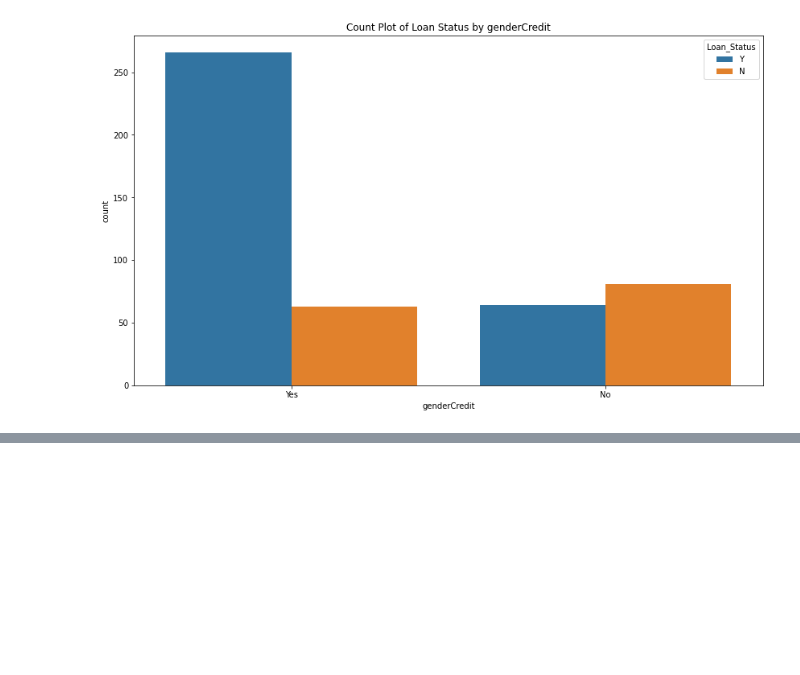
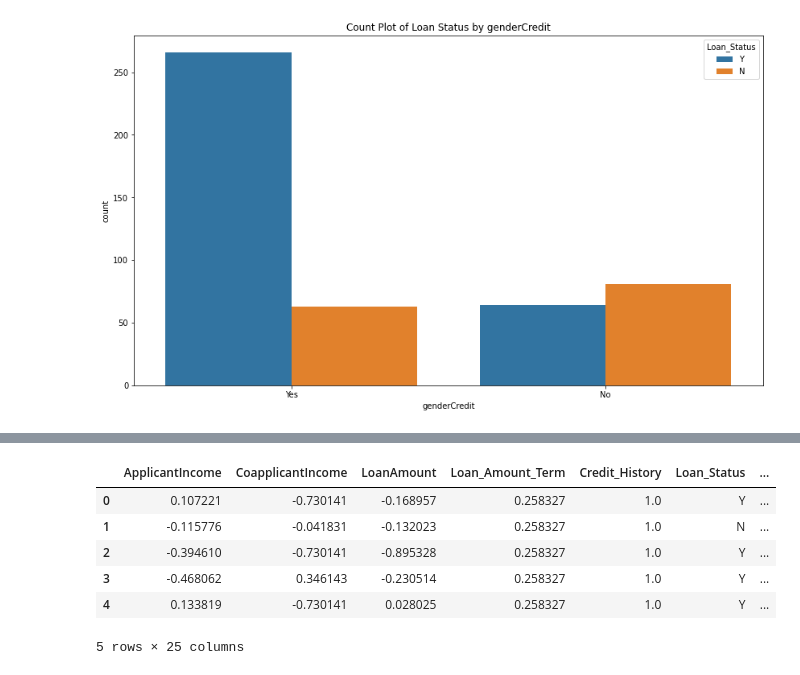
Before and after one commit to proton029/InternshipDataScience_banking, a Jupyter notebook: Data_Analytics.ipynb, the cells around one changed output, grey strips where cells are left out. Drawn from its saved outputs; the diff is of its cells as text; code cells hidden in the pictures; blank space fills up the shorter version.

```diff
--- a/Data_Analytics.ipynb
+++ b/Data_Analytics.ipynb
@@ -906,0 +947,21 @@ plt.title('Count Plot of Loan Status by genderCredit');
+# %%
+from sklearn.preprocessing import StandardScaler
+
+# Create a scaler object
+scaler = StandardScaler()
+
+# Select the continuous features to scale
+continuous_features = ['ApplicantIncome', 'CoapplicantIncome', 'LoanAmount', 'Loan_Amount_Term']
+
+# Scale the continuous features
+df2[continuous_features] = scaler.fit_transform(df2[continuous_features])
+# %%
+df2.head()
+# %% [output]
+|  | ApplicantIncome | CoapplicantIncome | LoanAmount | Loan_Amount_Term | Credit_History | Loan_Status | ... |
+| 0 | 0.107221 | -0.730141 | -0.168957 | 0.258327 | 1.0 | Y | ... |
+| 1 | -0.115776 | -0.041831 | -0.132023 | 0.258327 | 1.0 | N | ... |
+| 2 | -0.394610 | -0.730141 | -0.895328 | 0.258327 | 1.0 | Y | ... |
+| 3 | -0.468062 | 0.346143 | -0.230514 | 0.258327 | 1.0 | Y | ... |
+| 4 | 0.133819 | -0.730141 | 0.028025 | 0.258327 | 1.0 | Y | ... |
+5 rows × 25 columns
```
Also changed, not shown: parts of 13 cells of this notebook.
